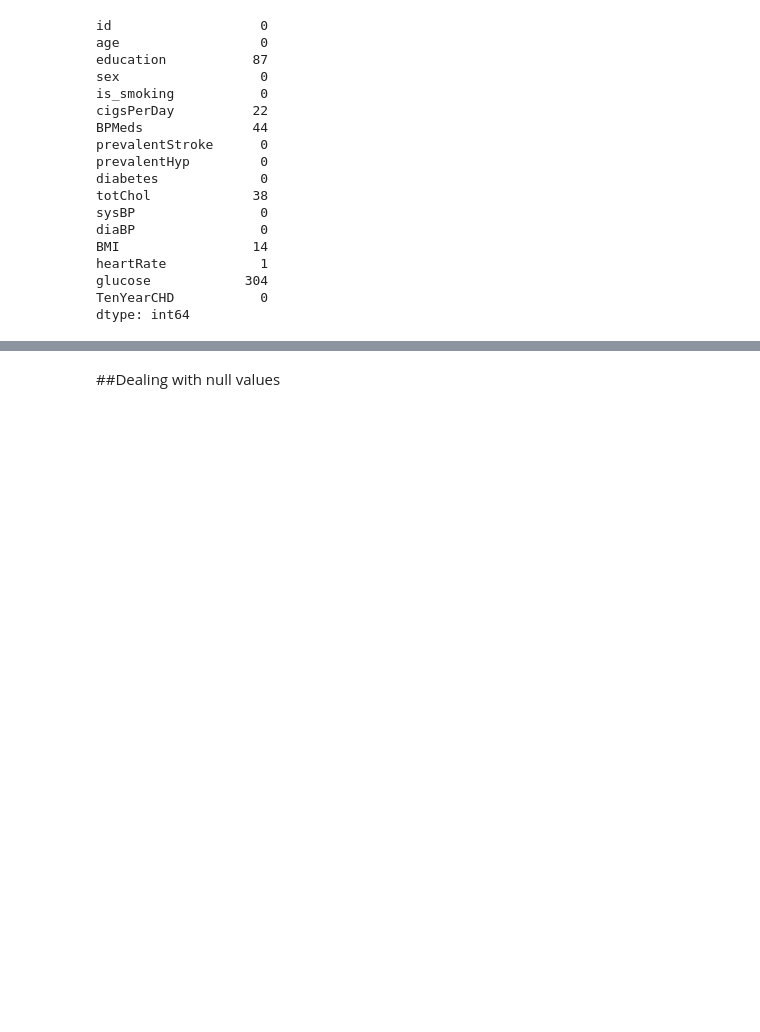
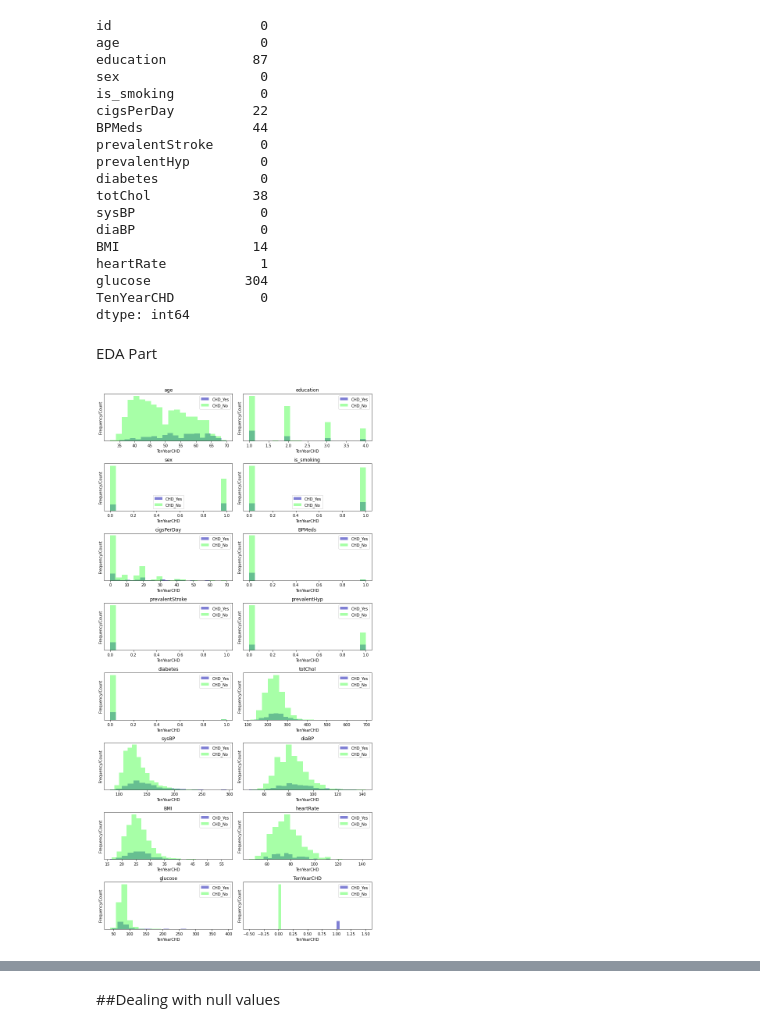
Before and after one commit to sravyagadam/ML_Classification, a Jupyter notebook: AlmaBetter_ML_Classification_CardioVascularRisk.ipynb, the cells around one changed output, grey strips where cells are left out. Saved outputs shown, nothing was run; the diff lists cells and outputs as text; code cells hidden in the pictures; blank space fills up the shorter version.

```diff
--- a/AlmaBetter_ML_Classification_CardioVascularRisk.ipynb
+++ b/AlmaBetter_ML_Classification_CardioVascularRisk.ipynb
@@ -118,3 +119,21 @@ heartRate            1
 glucose            304
 TenYearCHD           0
 dtype: int64
+# %% [markdown]
+EDA Part
+# %%
+Risk_Yes =data.loc[data['TenYearCHD']==1]
+Risk_No =data.loc[data['TenYearCHD']==0]
+fig, axes = plt.subplots(8,2, figsize=(10,20))
+ax = axes.ravel()
+for i in range(16):
+  ax[i].hist(Risk_Yes.iloc[:,i], bins=20, color=mglearn.cm3(0), alpha=.5)
+  ax[i].hist(Risk_No.iloc[:,i], bins=20, color=mglearn.cm3(2), alpha=.5)
+  ax[i].set_title(list(Risk_Yes)[i])
+  ax[i].set_yticks(())
+  ax[i].set_xlabel("TenYearCHD")
+  ax[i].set_ylabel("Frequency/Count")
+  ax[i].legend(["CHD_Yes", "CHD_No"], loc="best")
+fig.tight_layout()
+# %% [output]
+[figure, added]
```
Also changed, not shown: parts of 17 cells of this notebook.
